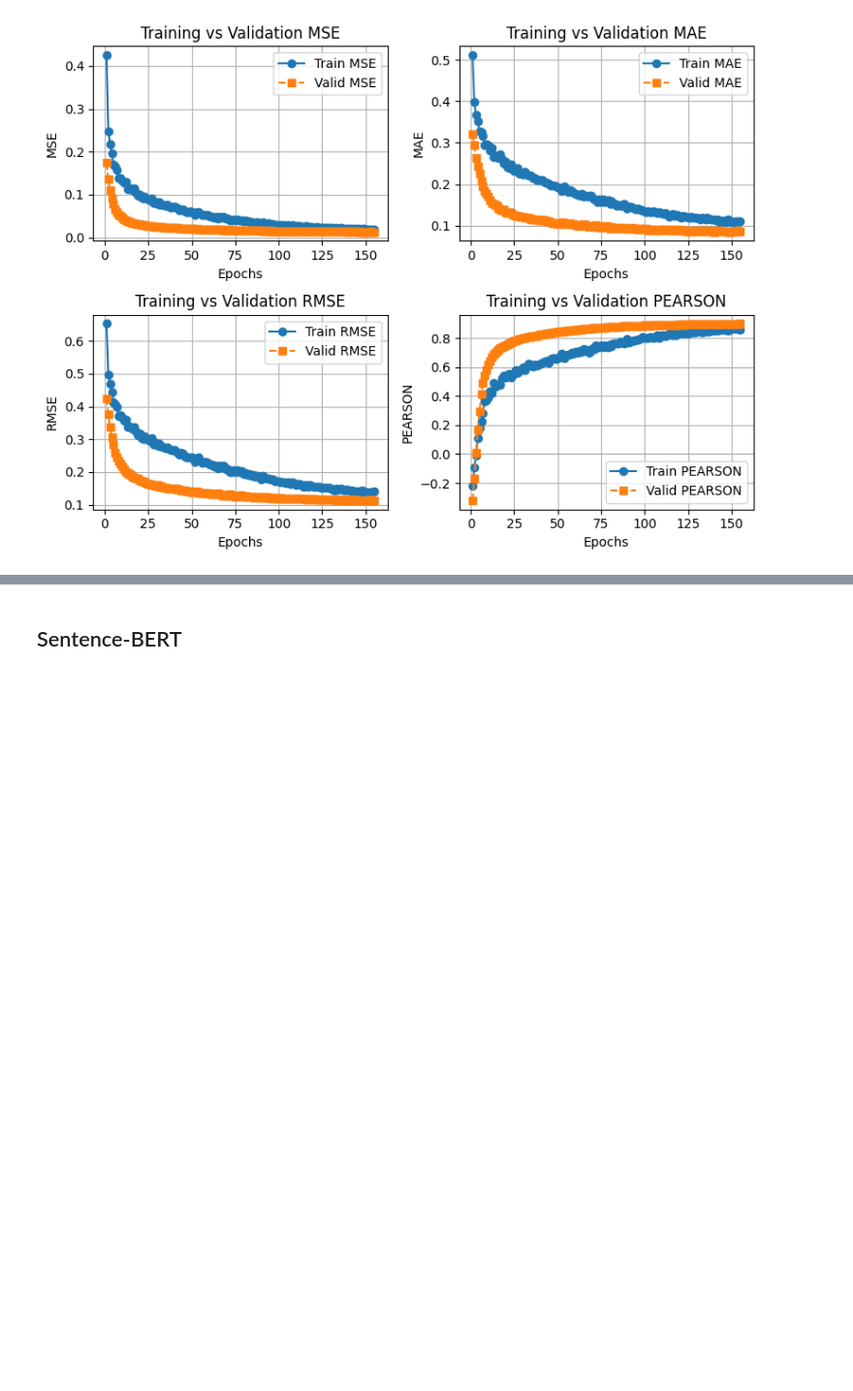
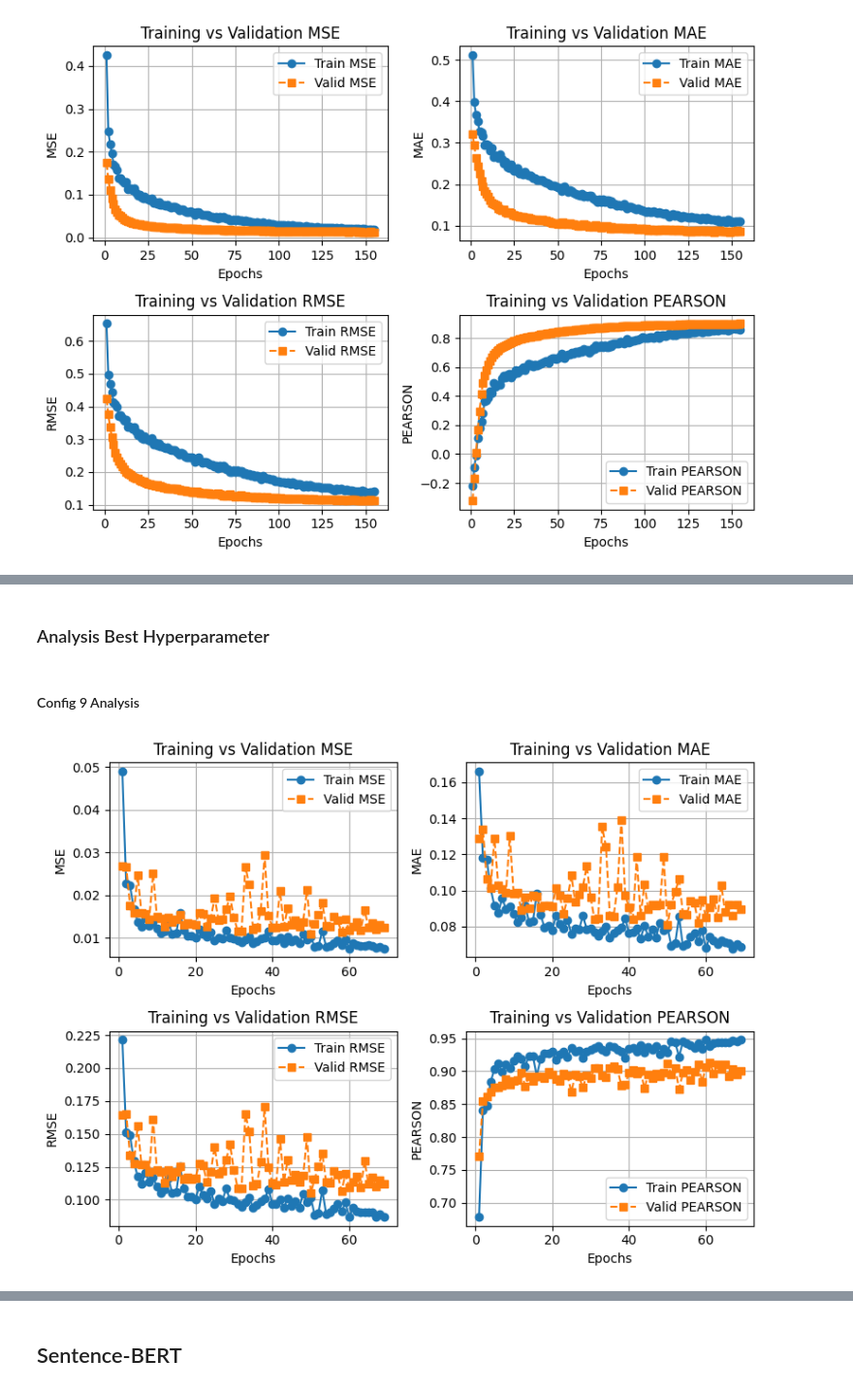
Before and after one commit to bwbayu/llm_aes, a Jupyter notebook: notebooks/bert_analysis.ipynb, the cells around one changed output, grey strips where cells are left out. Shown at 97% size. Cells and saved outputs as stored; diff of their text form; code cells hidden in the pictures; blank space fills up the shorter version.

Commit message:
feat: analyze siamese indobert and freeze transformer layer result

```diff
--- a/notebooks/bert_analysis.ipynb
+++ b/notebooks/bert_analysis.ipynb
@@ -386,0 +417,4 @@ plot_training(df_bert_freeze_0)
+# %%
+df_bert_epoch_freeze1 = pd.read_csv("../experiments/results/results_epoch_bert_freeze1.csv")
+print(df_bert_epoch_freeze1.info())
+df_bert_epoch_freeze1.head()
@@ -386,0 +483,9 @@ plot_training(df_bert_freeze_0)
+# %% [markdown]
+### Analysis Best Hyperparameter
+# %% [markdown]
+#### Config 9 Analysis
+# %%
+df_bert_freeze1_9 = df_bert_epoch_freeze1[df_bert_epoch_freeze1['config_id']==9]
+plot_training(df_bert_freeze1_9)
+# %% [output]
+[figure, added]
```
Also changed, not shown: parts of 17 cells of this notebook.
